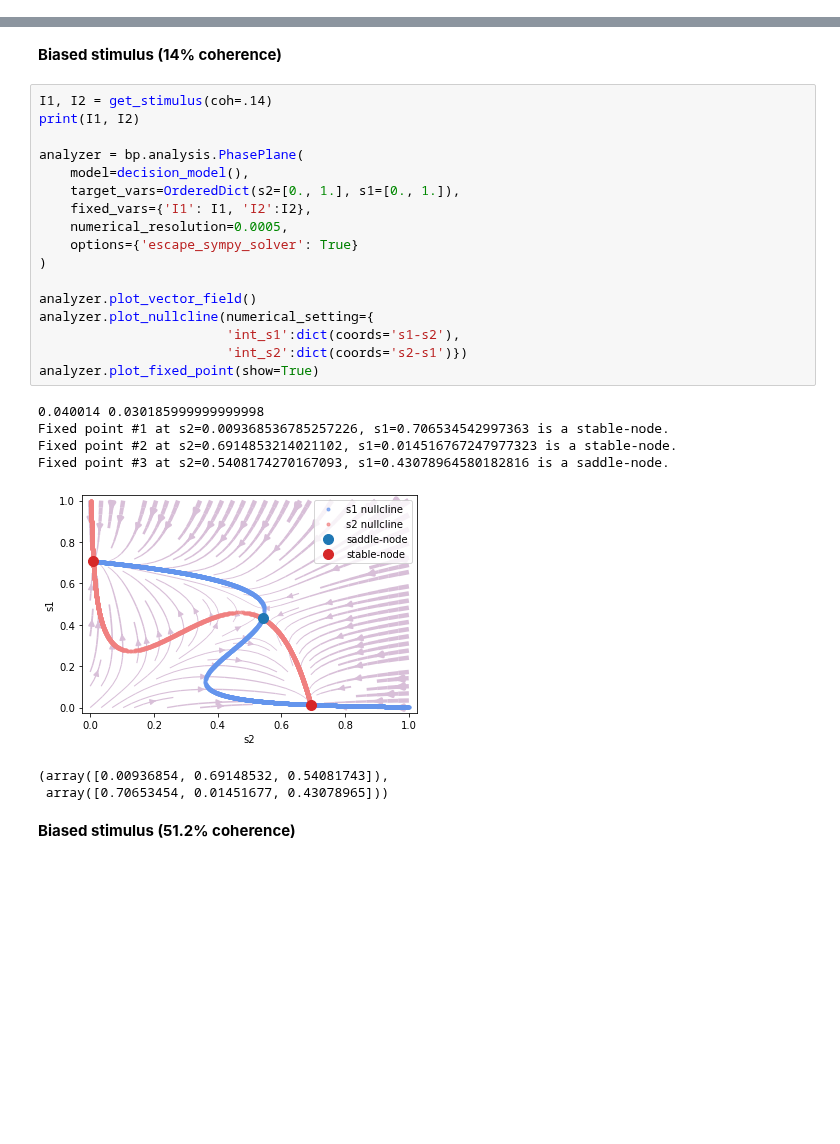
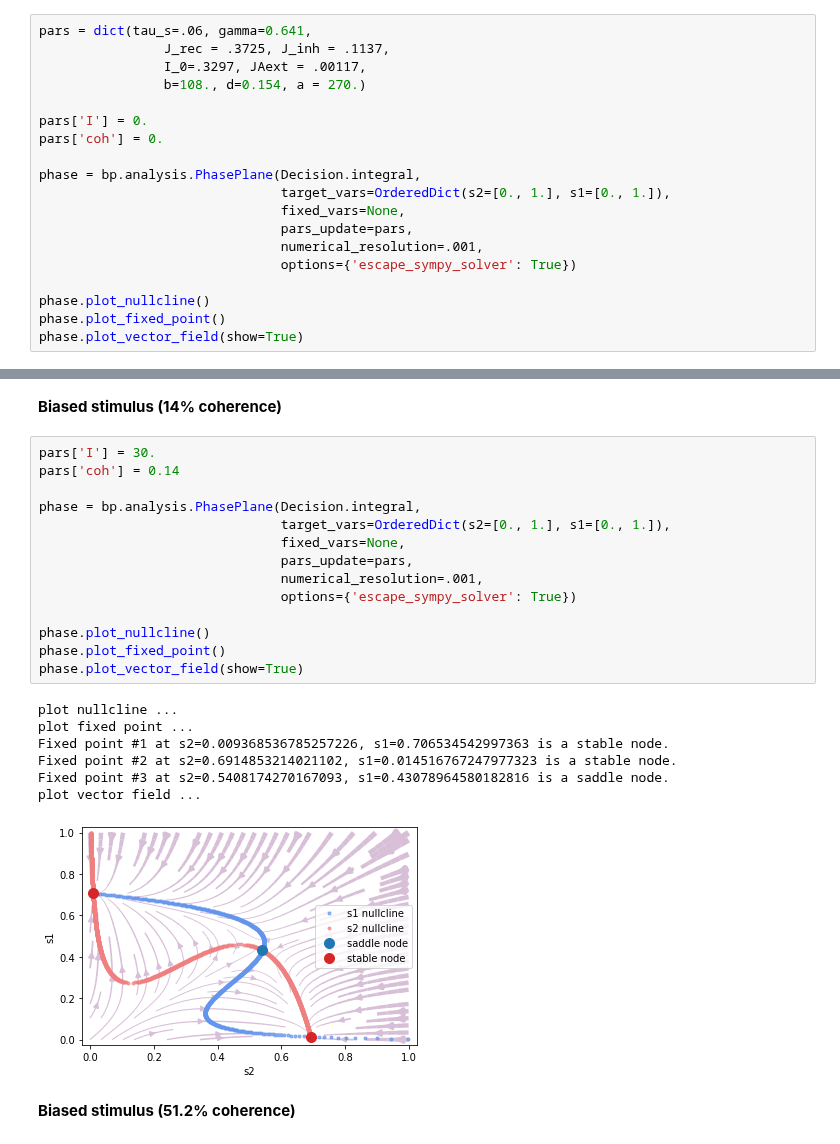
Before and after one commit to quanpeng0/BrainModels, a Jupyter notebook: docs/from_papers/wong_wang_2006_decision.ipynb, the cells around one changed output, grey strips where cells are left out. Drawn from its saved outputs; the diff is of its cells as text; blank space fills up the shorter version.

```diff
--- a/docs/from_papers/wong_wang_2006_decision.ipynb
+++ b/docs/from_papers/wong_wang_2006_decision.ipynb
@@ -112,0 +101,19 @@ Fixed point #5 at s2=0.18815439944520335, s1=0.029354240536530615 is a saddle-no
+# %%
+pars = dict(tau_s=.06, gamma=0.641,
+                J_rec = .3725, J_inh = .1137,
+                I_0=.3297, JAext = .00117,
+                b=108., d=0.154, a = 270.)
+
+pars['I'] = 0.
+pars['coh'] = 0.
+
+phase = bp.analysis.PhasePlane(Decision.integral,
+                               target_vars=OrderedDict(s2=[0., 1.], s1=[0., 1.]),
+                               fixed_vars=None,
+                               pars_update=pars,
+                               numerical_resolution=.001,
+                               options={'escape_sympy_solver': True})
+
+phase.plot_nullcline()
+phase.plot_fixed_point()
+phase.plot_vector_field(show=True)
@@ -140,30 +154,27 @@ Fixed point #3 at s2=0.011622051540013747, s1=0.6993504355529327 is a stable-nod
 # %% [markdown]
 **Biased stimulus (14% coherence)**
 # %%
-I1, I2 = get_stimulus(coh=.14)
-print(I1, I2)
+pars['I'] = 30.
+pars['coh'] = 0.14
 
-analyzer = bp.analysis.PhasePlane(
-    model=decision_model(),
-    target_vars=OrderedDict(s2=[0., 1.], s1=[0., 1.]),
-    fixed_vars={'I1': I1, 'I2':I2},
-    numerical_resolution=0.0005,
-    options={'escape_sympy_solver': True}
-)
+phase = bp.analysis.PhasePlane(Decision.integral,
+                               target_vars=OrderedDict(s2=[0., 1.], s1=[0., 1.]),
+                               fixed_vars=None,
+                               pars_update=pars,
+                               numerical_resolution=.001,
+                               options={'escape_sympy_solver': True})
 
-analyzer.plot_vector_field()
-analyzer.plot_nullcline(numerical_setting={
-                        'int_s1':dict(coords='s1-s2'),
-                        'int_s2':dict(coords='s2-s1')})
-analyzer.plot_fixed_point(show=True)
+phase.plot_nullcline()
+phase.plot_fixed_point()
+phase.plot_vector_field(show=True)
 # %% [output]
-0.040014 0.030185999999999998
-Fixed point #1 at s2=0.009368536785257226, s1=0.706534542997363 is a stable-node.
-Fixed point #2 at s2=0.6914853214021102, s1=0.014516767247977323 is a stable-node.
-Fixed point #3 at s2=0.5408174270167093, s1=0.43078964580182816 is a saddle-node.
+plot nullcline ...
+plot fixed point ...
+Fixed point #1 at s2=0.009368536785257226, s1=0.706534542997363 is a stable node.
+Fixed point #2 at s2=0.6914853214021102, s1=0.014516767247977323 is a stable node.
+Fixed point #3 at s2=0.5408174270167093, s1=0.43078964580182816 is a saddle node.
+plot vector field ...
-[figure, old version]
+[figure, new version]
-(array([0.00936854, 0.69148532, 0.54081743]),
- array([0.70653454, 0.01451677, 0.43078965]))
 # %% [markdown]
 **Biased stimulus (51.2% coherence)**
 # %%
```
Also changed, not shown: parts of 9 cells of this notebook.
